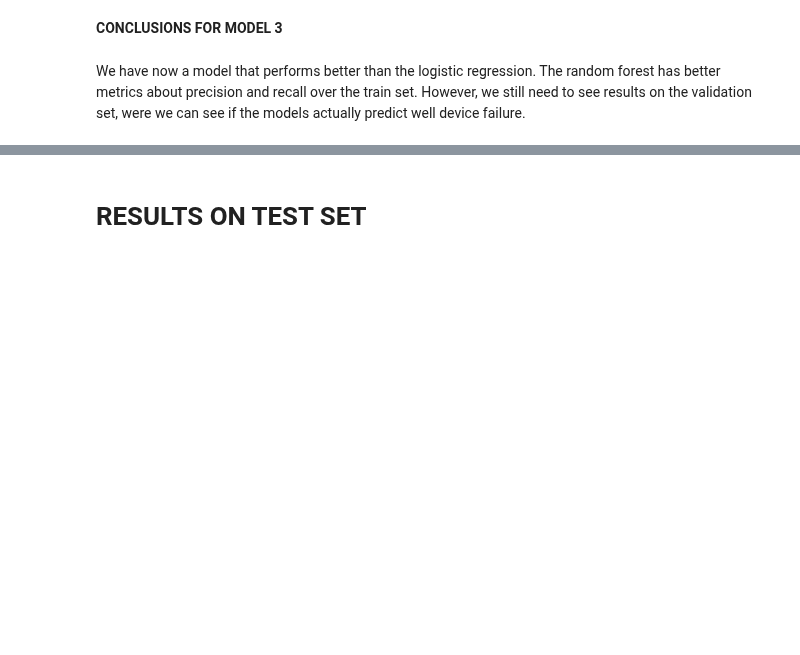
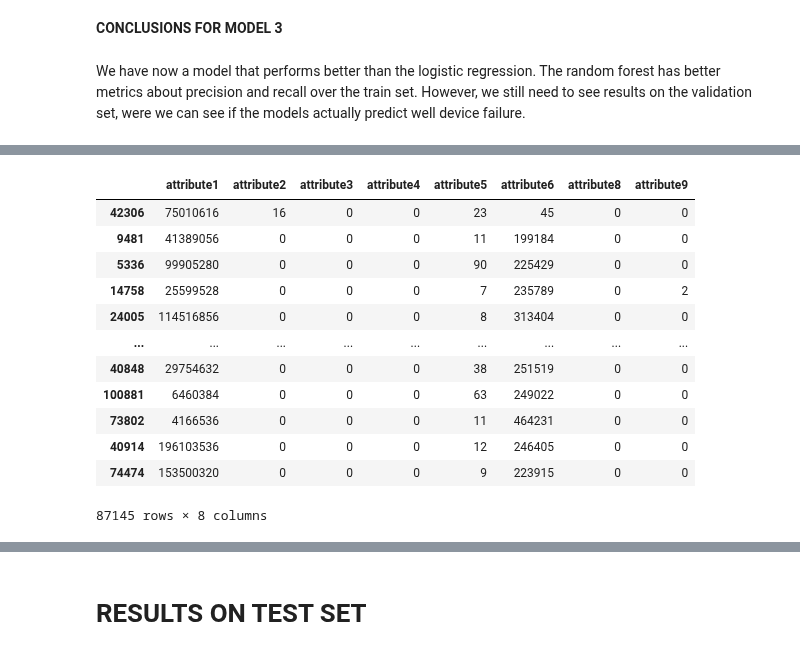
Before and after one commit to qSergio/rare_anomaly, a Jupyter notebook: device_failure_classifiers/Work Sample.ipynb, the cells around one changed output, grey strips where cells are left out. Saved outputs shown, nothing was run; the diff lists cells and outputs as text; code cells hidden in the pictures; blank space fills up the shorter version.

```diff
--- a/device_failure_classifiers/Work Sample.ipynb
+++ b/device_failure_classifiers/Work Sample.ipynb
@@ -849,0 +946,16 @@ We have now a model that performs better than the logistic regression. The rando
+# %%
+X_train
+# %% [output]
+|  | attribute1 | attribute2 | attribute3 | attribute4 | attribute5 | attribute6 | attribute8 | attribute9 |
+| 42306 | 75010616 | 16 | 0 | 0 | 23 | 45 | 0 | 0 |
+| 9481 | 41389056 | 0 | 0 | 0 | 11 | 199184 | 0 | 0 |
+| 5336 | 99905280 | 0 | 0 | 0 | 90 | 225429 | 0 | 0 |
+| 14758 | 25599528 | 0 | 0 | 0 | 7 | 235789 | 0 | 2 |
+| 24005 | 114516856 | 0 | 0 | 0 | 8 | 313404 | 0 | 0 |
+| ... | ... | ... | ... | ... | ... | ... | ... | ... |
+| 40848 | 29754632 | 0 | 0 | 0 | 38 | 251519 | 0 | 0 |
+| 100881 | 6460384 | 0 | 0 | 0 | 63 | 249022 | 0 | 0 |
+| 73802 | 4166536 | 0 | 0 | 0 | 11 | 464231 | 0 | 0 |
+| 40914 | 196103536 | 0 | 0 | 0 | 12 | 246405 | 0 | 0 |
+| 74474 | 153500320 | 0 | 0 | 0 | 9 | 223915 | 0 | 0 |
+87145 rows × 8 columns
```
Also changed, not shown: parts of 36 cells of this notebook.
